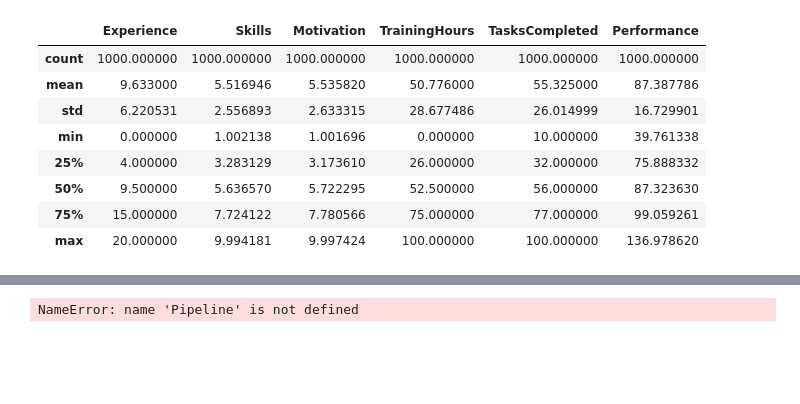
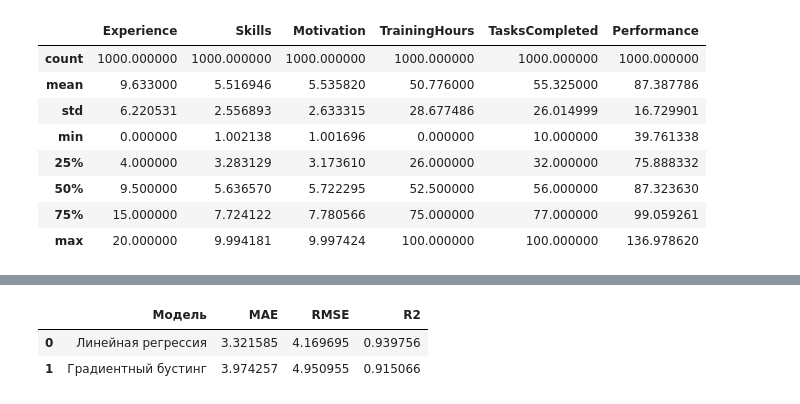
Before and after one commit to Makoldin/ISUCT, a Jupyter notebook: 2026/BigData/Task2.ipynb, the cells around one changed output, grey strips where cells are left out. Drawn from its saved outputs; the diff is of its cells as text; code cells hidden in the pictures; blank space fills up the shorter version.

```diff
--- a/2026/BigData/Task2.ipynb
+++ b/2026/BigData/Task2.ipynb
@@ -267,17 +80,0 @@ LinearRegression()
-# %%
-# Альтернативная модель — градиентный бустинг
-boosting_model = Pipeline([
-    ('preprocessor', preprocessor),
-    ('regressor', GradientBoostingRegressor(
-        n_estimators=200,
-        learning_rate=0.05,
-        max_depth=3,
-        random_state=42
-    ))
-])
-
-boosting_model.fit(X_train, y_train)
-
-y_pred_boosting = boosting_model.predict(X_test)
-# %% [output]
-NameError: name 'Pipeline' is not defined
@@ -285,0 +81,21 @@ employee_data.to_excel(r'C:\Users\makol\Desktop\df.xlsx', index=False)
+# %%
+def evaluate_model(name, y_true, y_pred_vals):
+    return {
+        'Модель': name,
+        'MAE': mean_absolute_error(y_true, y_pred_vals),
+        'RMSE': np.sqrt(mean_squared_error(y_true, y_pred_vals)),
+        'R2': r2_score(y_true, y_pred_vals)
+    }
+
+# Сравниваем показатели двух моделей
+
+results = pd.DataFrame([
+    evaluate_model('Линейная регрессия', y_test, y_pred),
+    evaluate_model('Градиентный бустинг', y_test, y_pred_boosting)
+])
+
+results
+# %% [output]
+|  | Модель | MAE | RMSE | R2 |
+| 0 | Линейная регрессия | 3.321585 | 4.169695 | 0.939756 |
+| 1 | Градиентный бустинг | 3.974257 | 4.950955 | 0.915066 |
```
Also changed, not shown: parts of 9 cells of this notebook.
